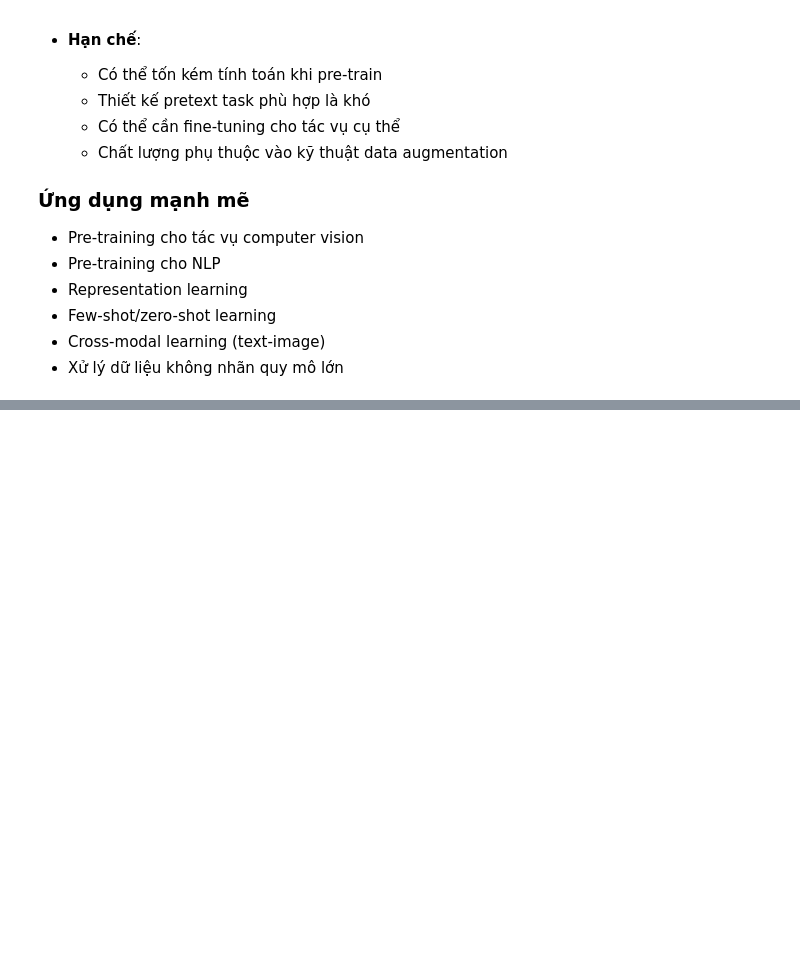
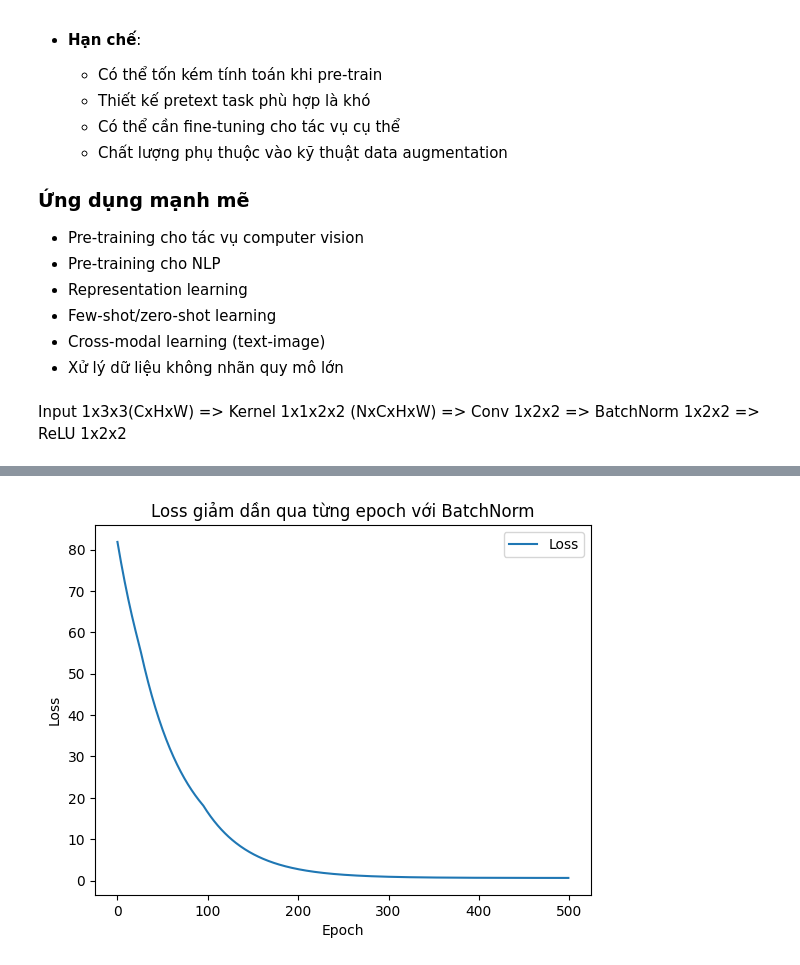
Before and after one commit to vananh2606/ClassificationFood, a Jupyter notebook: tutorial.ipynb, the cells around one changed output, grey strips where cells are left out. Cells and saved outputs as stored; diff of their text form; code cells hidden in the pictures; blank space fills up the shorter version.

```diff
--- a/tutorial.ipynb
+++ b/tutorial.ipynb
@@ -1177,3 +1177,71 @@ $$h_t = o_t \odot \tanh(c_t)$$
 - Few-shot/zero-shot learning
 - Cross-modal learning (text-image)
 - Xử lý dữ liệu không nhãn quy mô lớn
+# %% [markdown]
+Input 1x3x3(CxHxW) => Kernel 1x1x2x2 (NxCxHxW) => Conv 1x2x2 => BatchNorm 1x2x2 => ReLU 1x2x2
+# %%
+import torch
+import torch.nn as nn
+import matplotlib.pyplot as plt
+
+# Tạo input (1x3x3)
+x = torch.tensor(
+    [[[[1.0, 2, 3], [4, 5, 6], [7, 8, 9]]]], requires_grad=True
+)  # Shape (1, 1, 3, 3)
+
+# Tạo kernel (2x2) và BatchNorm
+conv = nn.Conv2d(in_channels=1, out_channels=1, kernel_size=2, stride=1, bias=False)
+batch_norm = nn.BatchNorm2d(1)  # Thêm BatchNorm
+relu = nn.ReLU(inplace=True)
+
+# Khởi tạo kernel với giá trị cụ thể
+with torch.no_grad():
+    conv.weight.copy_(torch.tensor([[[[1.0, -1], [2, 0]]]]))  # Shape (1, 1, 2, 2)
+
+# Giả sử nhãn thật
+y_true = torch.tensor([[[[5.0, 10], [14, 20]]]])
+
+# Optimizer
+optimizer = torch.optim.SGD(list(conv.parameters()) + list(batch_norm.parameters()), lr=0.01)
+
+# Lưu lịch sử loss
+loss_history = []
+
+# Training loop
+num_epochs = 500
+for epoch in range(num_epochs):
+    optimizer.zero_grad()  # Xóa gradient trước đó
+
+    # Forward pass với BatchNorm
+    output = conv(x)
+    if epoch % 5 == 0:
+        print(f"Epoch {epoch}: After Conv = {output}")
+    output_bn = batch_norm(output)  # Áp dụng BatchNorm
+    if epoch % 5 == 0:
+        print(f"Epoch {epoch}: After BatchNorm = {output_bn}")
+    output_rl = relu(output_bn)
+    if epoch % 5 == 0:
+        print(f"Epoch {epoch}: After ReLU = {output_rl}")
+
+    # Tính loss (MSE)
+    loss = torch.mean((output_rl - y_true) ** 2) / 2
+    loss_history.append(loss.item())
+
+    # Backward pass
+    loss.backward()
+
+    # Cập nhật trọng số
+    optimizer.step()
+
+    # In loss mỗi 5 epoch
+    if epoch % 5 == 0:
+        print(f"Epoch {epoch}: Loss = {loss.item()}")
+
+# Vẽ đồ thị loss
+plt.plot(loss_history, label="Loss")
+plt.xlabel("Epoch")
+plt.ylabel("Loss")
+plt.title("Loss giảm dần qua từng epoch với BatchNorm")
+plt.legend()
+plt.show()
+# %% [output]
@@ -1179,0 +1265 @@ $$h_t = o_t \odot \tanh(c_t)$$
+[figure, added]
```
Also changed, not shown: parts of 10 cells of this notebook, 3 other files.
